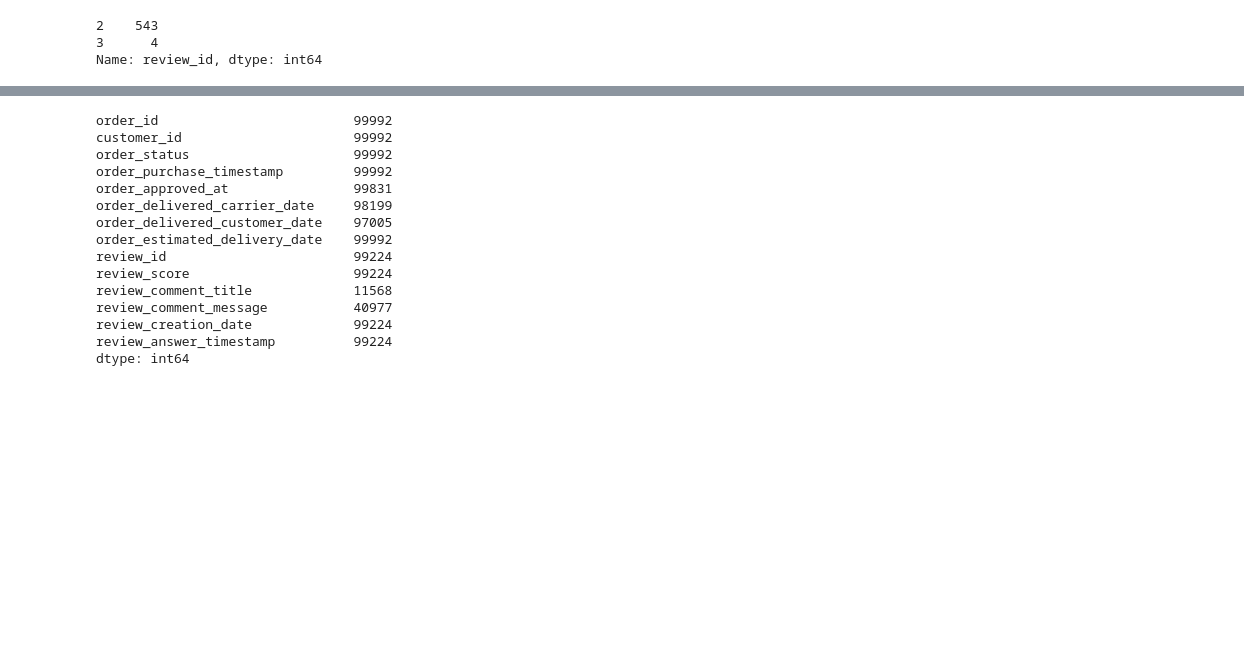
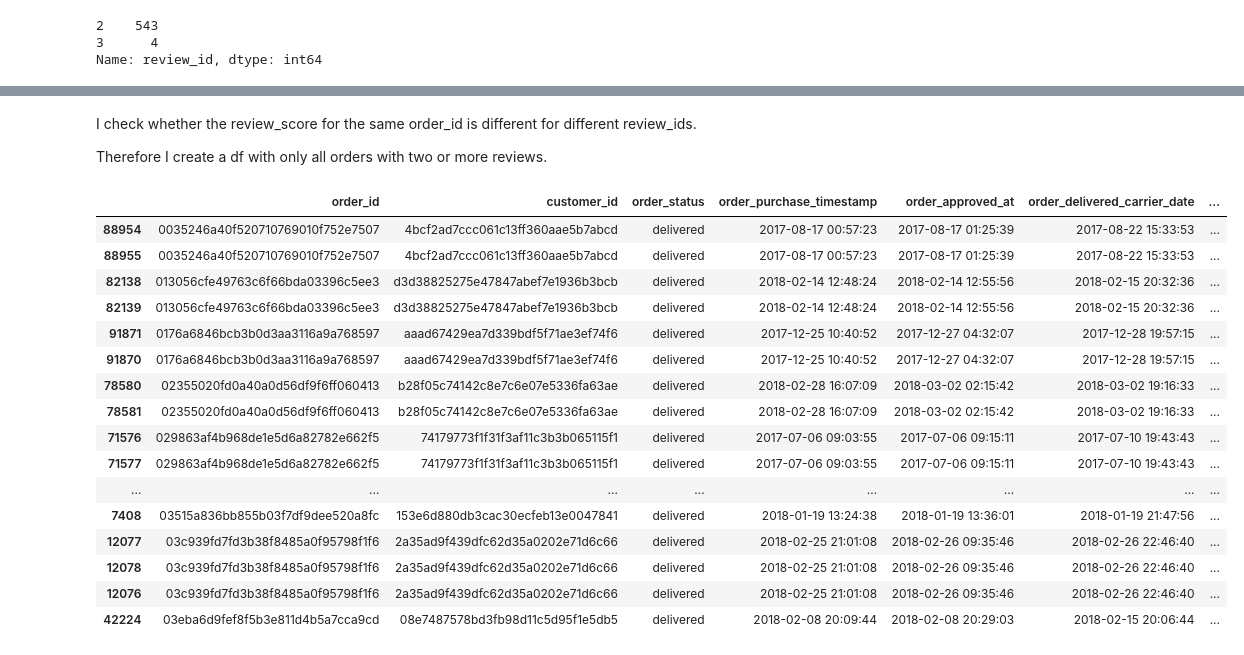
Before and after one commit to jahohenstein/Olist, a Jupyter notebook: notebooks/EDA.ipynb, the cells around one changed output, grey strips where cells are left out. Saved outputs shown, nothing was run; the diff lists cells and outputs as text; code cells hidden in the pictures; blank space fills up the shorter version.

Commit message:
not sure how to best solve the  multiple reviews problem

```diff
--- a/notebooks/EDA.ipynb
+++ b/notebooks/EDA.ipynb
@@ -248,30 +248,6 @@ data["products"].count().max()
 Out of the 33 k products around 600 are missing a name and a description. As these are the most important columns, I will drop the missing rows.
 # %% [markdown]
 ## Data cleaning pipeline
-# %%
-def data_cleaning(data):
-    """
-    Takes the data dictionary as input and cleans data
-    (removes duplicates, drops missing values, )
-    """
-
-    # filter for delivered orders
-    data["orders"] = data["orders"][data["orders"].order_status == "delivered"]
-
-     # cleaning each dataframe individually
-    for file in data.keys():
-        df = data[file]
-         #drop duplicates
-        df.drop_duplicates(inplace = True)
-
-         #Missing values
-        if file in ["orders", "products"]:
-            df.dropna(inplace = True)
-
-         # reasign df to data
-        data[file] = df
-
-    return data
 # %%
 data= data_cleaning(data)
 # %% [output]
@@ -357,0 +332,3 @@ orders_reviews_comb[orders_reviews_comb.order_id == "0035246a40f520710769010f752
+# %%
+multi_reviews = list(temp["order_id"][temp.review_id > 1])
+del temp
@@ -391,18 +344,27 @@ orders_reviews_comb.head()
-# %%
-orders_reviews_comb.count()
-# %% [output]
-order_id                         99992
-customer_id                      99992
-order_status                     99992
-order_purchase_timestamp         99992
-order_approved_at                99831
-order_delivered_carrier_date     98199
-order_delivered_customer_date    97005
-order_estimated_delivery_date    99992
-review_id                        99224
-review_score                     99224
-review_comment_title             11568
-review_comment_message           40977
-review_creation_date             99224
-review_answer_timestamp          99224
-dtype: int64
+# %% [markdown]
+I check whether the review_score for the same order_id is different for different review_ids.
+
+Therefore I create a df with only all orders with two or more reviews.
+# %%
+cond = orders_reviews_comb.order_id.isin(multi_reviews)
+# %%
+multi_reviews_df = orders_reviews_comb[cond]
+multi_reviews_df.sort_values(by = "order_id").head(20)
+# %% [output]
+|  | order_id | customer_id | order_status | order_purchase_timestamp | order_approved_at | order_delivered_carrier_date | ... |
+| 88954 | 0035246a40f520710769010f752e7507 | 4bcf2ad7ccc061c13ff360aae5b7abcd | delivered | 2017-08-17 00:57:23 | 2017-08-17 01:25:39 | 2017-08-22 15:33:53 | ... |
+| 88955 | 0035246a40f520710769010f752e7507 | 4bcf2ad7ccc061c13ff360aae5b7abcd | delivered | 2017-08-17 00:57:23 | 2017-08-17 01:25:39 | 2017-08-22 15:33:53 | ... |
+| 82138 | 013056cfe49763c6f66bda03396c5ee3 | d3d38825275e47847abef7e1936b3bcb | delivered | 2018-02-14 12:48:24 | 2018-02-14 12:55:56 | 2018-02-15 20:32:36 | ... |
+| 82139 | 013056cfe49763c6f66bda03396c5ee3 | d3d38825275e47847abef7e1936b3bcb | delivered | 2018-02-14 12:48:24 | 2018-02-14 12:55:56 | 2018-02-15 20:32:36 | ... |
+| 91871 | 0176a6846bcb3b0d3aa3116a9a768597 | aaad67429ea7d339bdf5f71ae3ef74f6 | delivered | 2017-12-25 10:40:52 | 2017-12-27 04:32:07 | 2017-12-28 19:57:15 | ... |
+| 91870 | 0176a6846bcb3b0d3aa3116a9a768597 | aaad67429ea7d339bdf5f71ae3ef74f6 | delivered | 2017-12-25 10:40:52 | 2017-12-27 04:32:07 | 2017-12-28 19:57:15 | ... |
+| 78580 | 02355020fd0a40a0d56df9f6ff060413 | b28f05c74142c8e7c6e07e5336fa63ae | delivered | 2018-02-28 16:07:09 | 2018-03-02 02:15:42 | 2018-03-02 19:16:33 | ... |
+| 78581 | 02355020fd0a40a0d56df9f6ff060413 | b28f05c74142c8e7c6e07e5336fa63ae | delivered | 2018-02-28 16:07:09 | 2018-03-02 02:15:42 | 2018-03-02 19:16:33 | ... |
+| 71576 | 029863af4b968de1e5d6a82782e662f5 | 74179773f1f31f3af11c3b3b065115f1 | delivered | 2017-07-06 09:03:55 | 2017-07-06 09:15:11 | 2017-07-10 19:43:43 | ... |
+| 71577 | 029863af4b968de1e5d6a82782e662f5 | 74179773f1f31f3af11c3b3b065115f1 | delivered | 2017-07-06 09:03:55 | 2017-07-06 09:15:11 | 2017-07-10 19:43:43 | ... |
+| ... | ... | ... | ... | ... | ... | ... | ... |
+| 7408 | 03515a836bb855b03f7df9dee520a8fc | 153e6d880db3cac30ecfeb13e0047841 | delivered | 2018-01-19 13:24:38 | 2018-01-19 13:36:01 | 2018-01-19 21:47:56 | ... |
+| 12077 | 03c939fd7fd3b38f8485a0f95798f1f6 | 2a35ad9f439dfc62d35a0202e71d6c66 | delivered | 2018-02-25 21:01:08 | 2018-02-26 09:35:46 | 2018-02-26 22:46:40 | ... |
+| 12078 | 03c939fd7fd3b38f8485a0f95798f1f6 | 2a35ad9f439dfc62d35a0202e71d6c66 | delivered | 2018-02-25 21:01:08 | 2018-02-26 09:35:46 | 2018-02-26 22:46:40 | ... |
+| 12076 | 03c939fd7fd3b38f8485a0f95798f1f6 | 2a35ad9f439dfc62d35a0202e71d6c66 | delivered | 2018-02-25 21:01:08 | 2018-02-26 09:35:46 | 2018-02-26 22:46:40 | ... |
+| 42224 | 03eba6d9fef8f5b3e811d4b5a7cca9cd | 08e7487578bd3fb98d11c5d95f1e5db5 | delivered | 2018-02-08 20:09:44 | 2018-02-08 20:29:03 | 2018-02-15 20:06:44 | ... |
```
Also changed, not shown: parts of 21 cells of this notebook.
